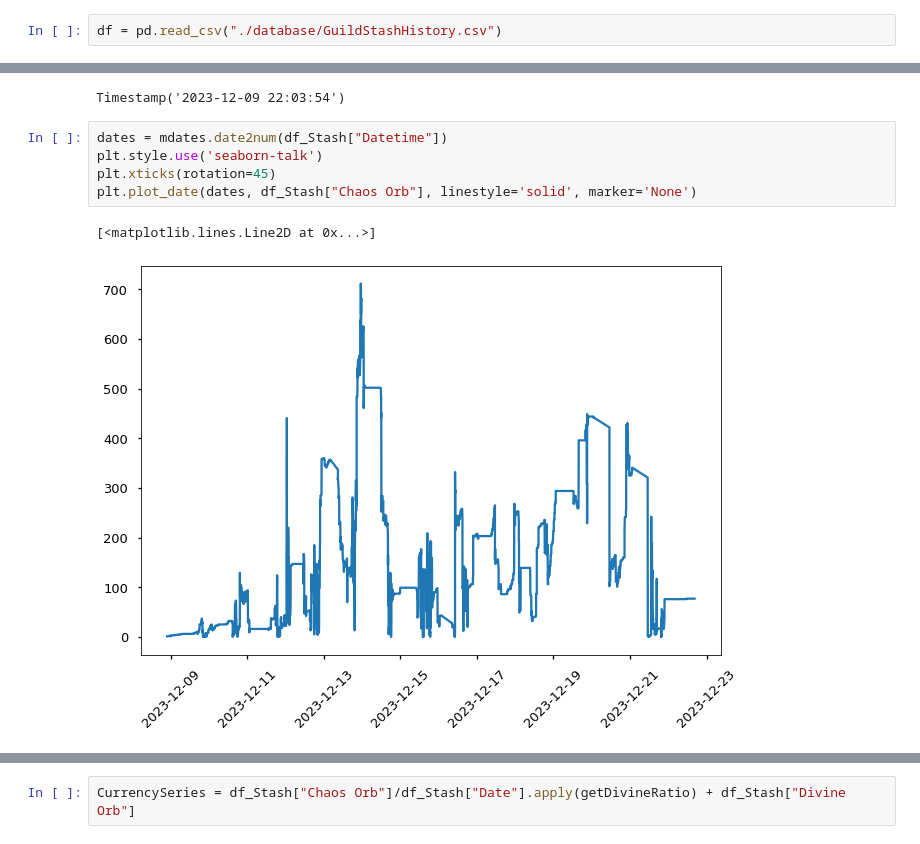
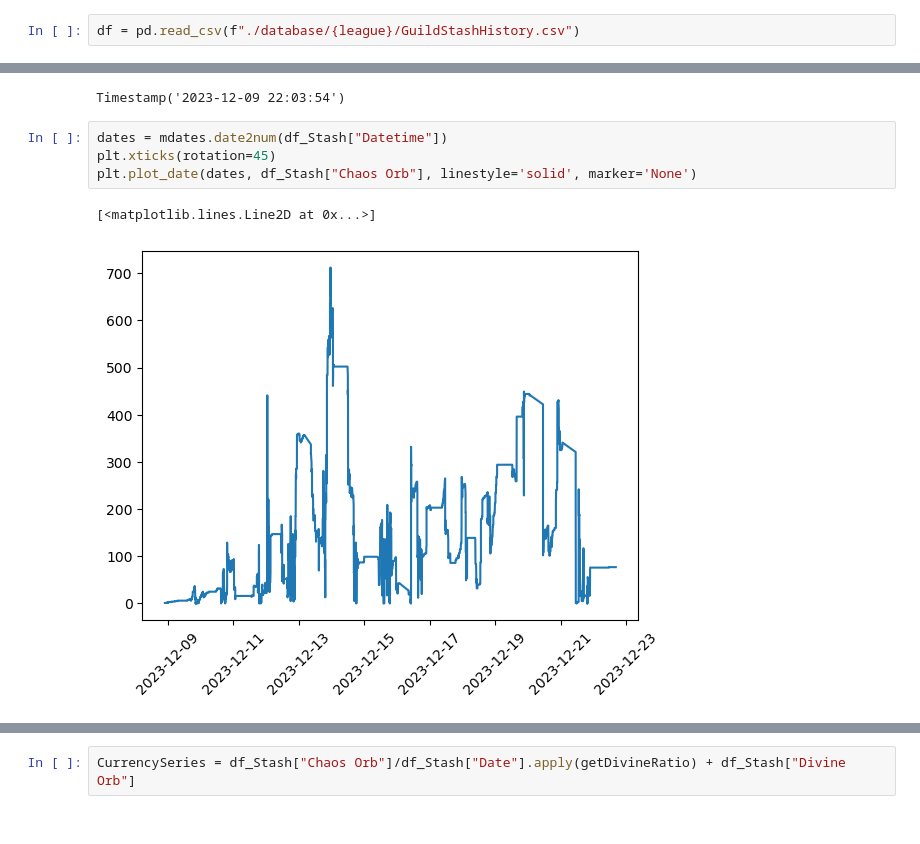
Before and after one commit to LucaTeodorescu/pathofexile-accounting, a Jupyter notebook: exploration.ipynb, the cells around one changed output, grey strips where cells are left out. Saved outputs shown, nothing was run; the diff lists cells and outputs as text.

Commit message:
UPDATE: added  dir for multiple league support

```diff
--- a/exploration.ipynb
+++ b/exploration.ipynb
@@ -6,5 +8,5 @@ import matplotlib.pyplot as plt
 # %%
-df = pd.read_csv("./database/GuildStashHistory.csv")
+df = pd.read_csv(f"./database/{league}/GuildStashHistory.csv")
 # %%
 df = df.drop(["League"], axis=1)
 df
@@ -125,11 +128,10 @@ df_Stash["Datetime"][1000]
 Timestamp('2023-12-09 22:03:54')
 # %%
 dates = mdates.date2num(df_Stash["Datetime"])
-plt.style.use('seaborn-talk')
 plt.xticks(rotation=45)
 plt.plot_date(dates, df_Stash["Chaos Orb"], linestyle='solid', marker='None')
 # %% [output]
 [<matplotlib.lines.Line2D at 0x...>]
-[figure, old version]
+[figure, new version]
 # %%
 dates = mdates.date2num(df_Stash["Datetime"])
```
Also changed, not shown: parts of 22 cells of this notebook, 2 other files.
